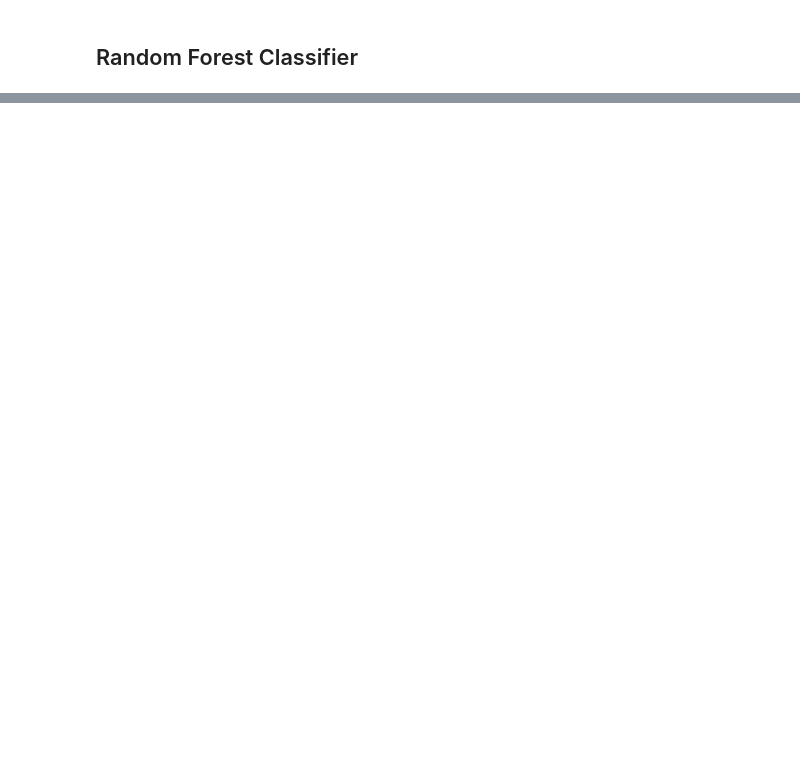
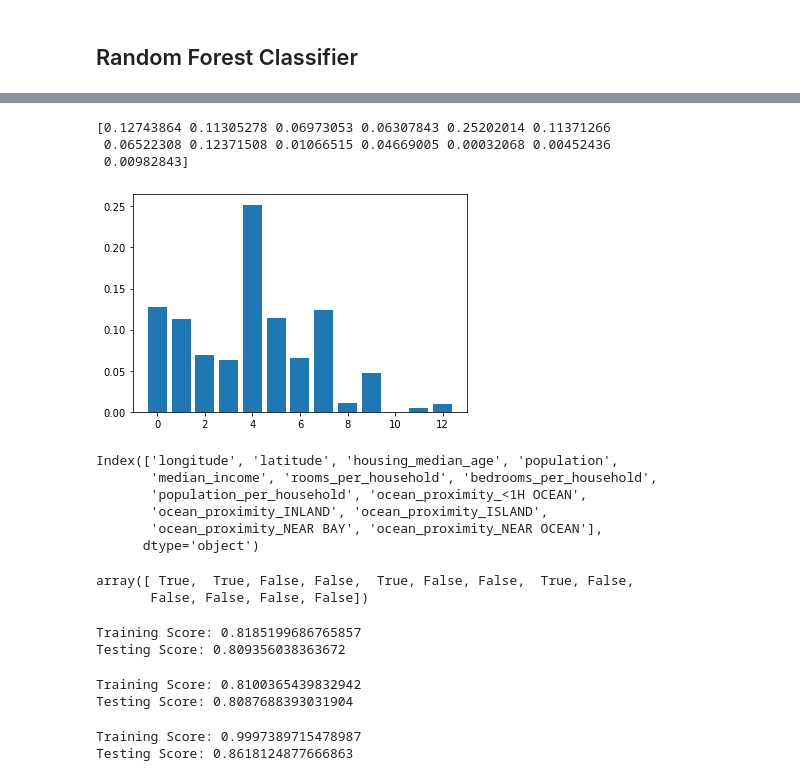
Before and after one commit to ericjbutton/california-housing-ML, a Jupyter notebook: Logistic Regression.ipynb, the cells around one changed output, grey strips where cells are left out. Saved outputs shown, nothing was run; the diff lists cells and outputs as text; code cells hidden in the pictures; blank space fills up the shorter version.

```diff
--- a/Logistic Regression.ipynb
+++ b/Logistic Regression.ipynb
@@ -503,12 +406,0 @@ plt.scatter(X['median_income'], y)
-# %%
-# Fit the model to the training data, and calculate the scores for the training and testing data.
-
-### BEGIN SOLUTION
-model.fit(X_train, y_train)
-training_score = model.score(X_train, y_train)
-testing_score = model.score(X_test, y_test)
-
-### END SOLUTION
-
-print(f"Training Score: {training_score}")
-print(f"Testing Score: {testing_score}")
@@ -588,0 +509,10 @@ plt.show()
+# %%
+features = clf.feature_importances_
+print(features)
+plt.bar(x = range(len(features)), height=features)
+plt.show()
+# %% [output]
+[0.12743864 0.11305278 0.06973053 0.06307843 0.25202014 0.11371266
+ 0.06522308 0.12371508 0.01066515 0.04669005 0.00032068 0.00452436
+ 0.00982843]
+[figure, added]
@@ -588,0 +521,17 @@ plt.show()
+# %%
+X_train_scaled_df.columns
+# %% [output]
+Index(['longitude', 'latitude', 'housing_median_age', 'population',
+       'median_income', 'rooms_per_household', 'bedrooms_per_household',
+       'population_per_household', 'ocean_proximity_<1H OCEAN',
+       'ocean_proximity_INLAND', 'ocean_proximity_ISLAND',
+       'ocean_proximity_NEAR BAY', 'ocean_proximity_NEAR OCEAN'],
+      dtype='object')
+# %%
+from sklearn.feature_selection import SelectFromModel
+sel = SelectFromModel(clf)
+sel.fit(X_train_scaled, y_train)
+sel.get_support()
+# %% [output]
+array([ True,  True, False, False,  True, False, False,  True, False,
+       False, False, False, False])
@@ -588,0 +543,22 @@ plt.show()
+# %%
+clf = LogisticRegression(max_iter=100000).fit(X_train_scaled, y_train)
+print(f'Training Score: {clf.score(X_train_scaled, y_train)}')
+print(f'Testing Score: {clf.score(X_test_scaled, y_test)}')
+# %% [output]
+Training Score: 0.8185199686765857
+Testing Score: 0.809356038363672
+# %%
+clf = LogisticRegression(max_iter=100000)
+clf.fit(X_selected_train_scaled, y_train)
+print(f'Training Score: {clf.score(X_selected_train_scaled, y_train)}')
+print(f'Testing Score: {clf.score(X_selected_test_scaled, y_test)}')
+# %% [output]
+Training Score: 0.8100365439832942
+Testing Score: 0.8087688393031904
+# %%
+clf = RandomForestClassifier(random_state=1, n_estimators=50).fit(X_selected_train_scaled, y_train)
+print(f'Training Score: {clf.score(X_selected_train_scaled, y_train)}')
+print(f'Testing Score: {clf.score(X_selected_test_scaled, y_test)}')
+# %% [output]
+Training Score: 0.9997389715478987
+Testing Score: 0.8618124877666863
```
Also changed, not shown: parts of 72 cells of this notebook.
